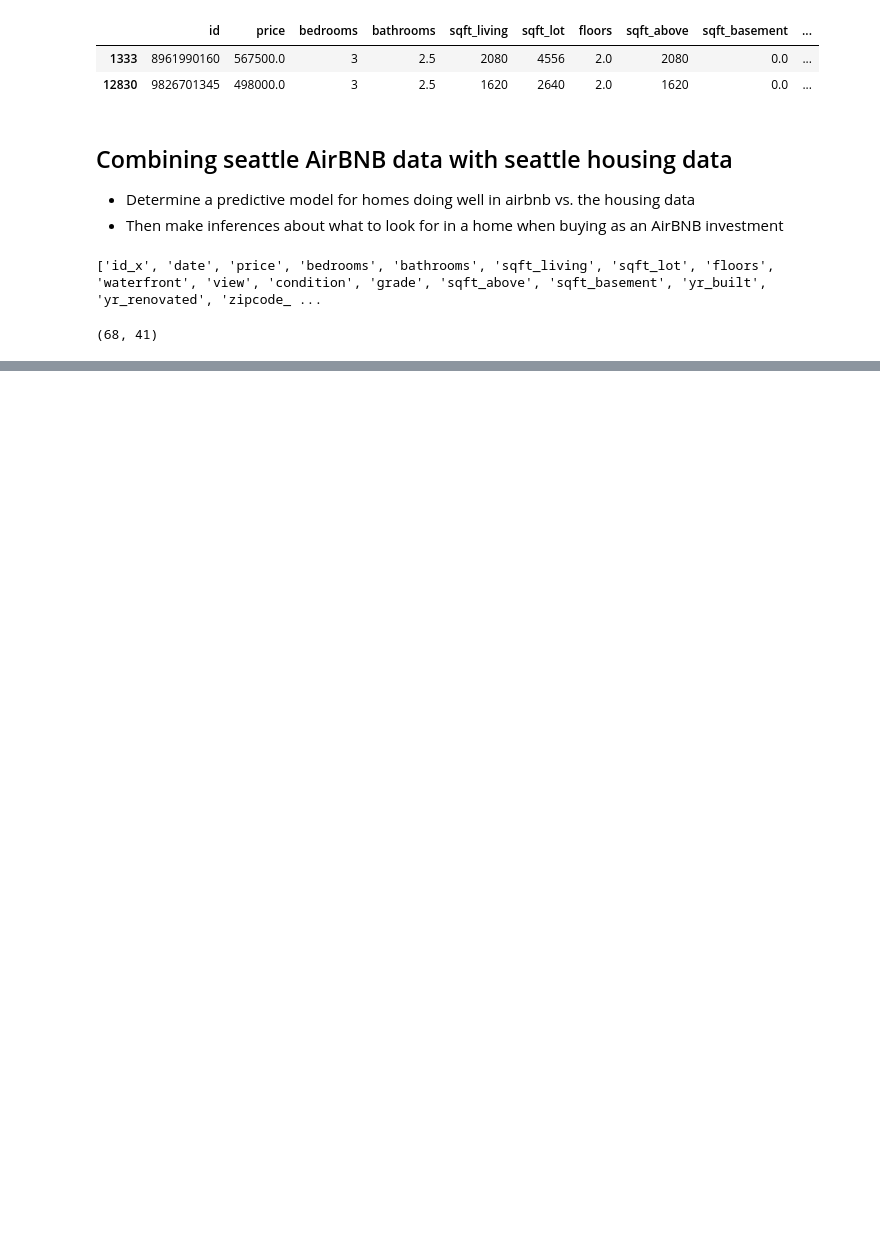
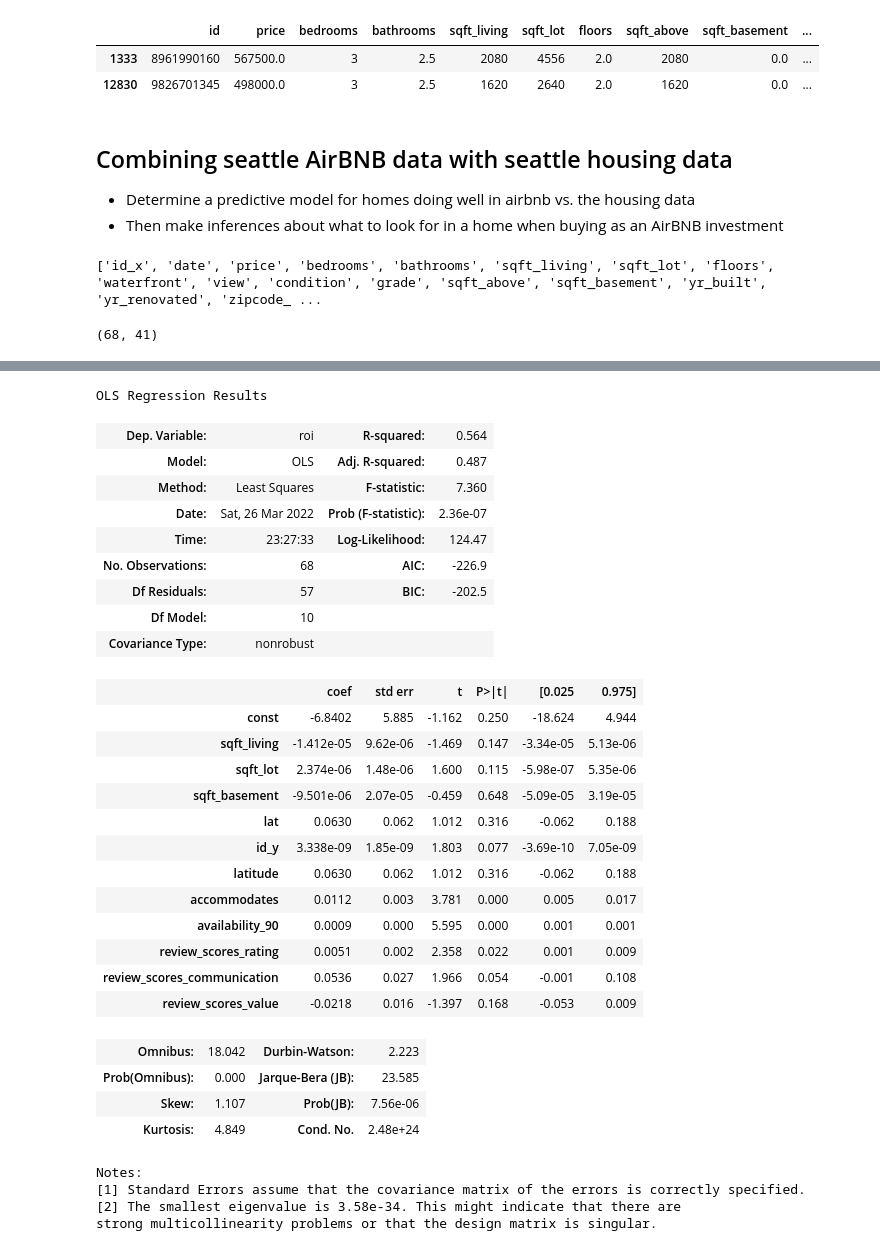
Before and after one commit to DanlBradley/AirBNB-Profit-Predictor, a Jupyter notebook: student.ipynb, the cells around one changed output, grey strips where cells are left out. Cells and saved outputs as stored; diff of their text form; code cells hidden in the pictures; blank space fills up the shorter version.

```diff
--- a/student.ipynb
+++ b/student.ipynb
@@ -207,0 +223,38 @@ plt.axhline(.05, c = 'black');
+# %%
+merged_numerics = merged_numerics.drop(columns = drop_list)
+y = merged_numerics[bnb_metric]
+x = sm.add_constant(merged_numerics.drop(columns=[bnb_metric]))
+model = sm.OLS(y,x).fit()
+model.summary()
+# %% [output]
+OLS Regression Results
+| Dep. Variable: | roi | R-squared: | 0.564 |
+| Model: | OLS | Adj. R-squared: | 0.487 |
+| Method: | Least Squares | F-statistic: | 7.360 |
+| Date: | Sat, 26 Mar 2022 | Prob (F-statistic): | 2.36e-07 |
+| Time: | 23:27:33 | Log-Likelihood: | 124.47 |
+| No. Observations: | 68 | AIC: | -226.9 |
+| Df Residuals: | 57 | BIC: | -202.5 |
+| Df Model: | 10 |  |  |
+| Covariance Type: | nonrobust |  |  |
+|  | coef | std err | t | P>|t| | [0.025 | 0.975] |
+| const | -6.8402 | 5.885 | -1.162 | 0.250 | -18.624 | 4.944 |
+| sqft_living | -1.412e-05 | 9.62e-06 | -1.469 | 0.147 | -3.34e-05 | 5.13e-06 |
+| sqft_lot | 2.374e-06 | 1.48e-06 | 1.600 | 0.115 | -5.98e-07 | 5.35e-06 |
+| sqft_basement | -9.501e-06 | 2.07e-05 | -0.459 | 0.648 | -5.09e-05 | 3.19e-05 |
+| lat | 0.0630 | 0.062 | 1.012 | 0.316 | -0.062 | 0.188 |
+| id_y | 3.338e-09 | 1.85e-09 | 1.803 | 0.077 | -3.69e-10 | 7.05e-09 |
+| latitude | 0.0630 | 0.062 | 1.012 | 0.316 | -0.062 | 0.188 |
+| accommodates | 0.0112 | 0.003 | 3.781 | 0.000 | 0.005 | 0.017 |
+| availability_90 | 0.0009 | 0.000 | 5.595 | 0.000 | 0.001 | 0.001 |
+| review_scores_rating | 0.0051 | 0.002 | 2.358 | 0.022 | 0.001 | 0.009 |
+| review_scores_communication | 0.0536 | 0.027 | 1.966 | 0.054 | -0.001 | 0.108 |
+| review_scores_value | -0.0218 | 0.016 | -1.397 | 0.168 | -0.053 | 0.009 |
+| Omnibus: | 18.042 | Durbin-Watson: | 2.223 |
+| Prob(Omnibus): | 0.000 | Jarque-Bera (JB): | 23.585 |
+| Skew: | 1.107 | Prob(JB): | 7.56e-06 |
+| Kurtosis: | 4.849 | Cond. No. | 2.48e+24 |
+Notes:
+[1] Standard Errors assume that the covariance matrix of the errors is correctly specified.
+[2] The smallest eigenvalue is 3.58e-34. This might indicate that there are
+strong multicollinearity problems or that the design matrix is singular.
```
Also changed, not shown: parts of 17 cells of this notebook, 1 other file.
